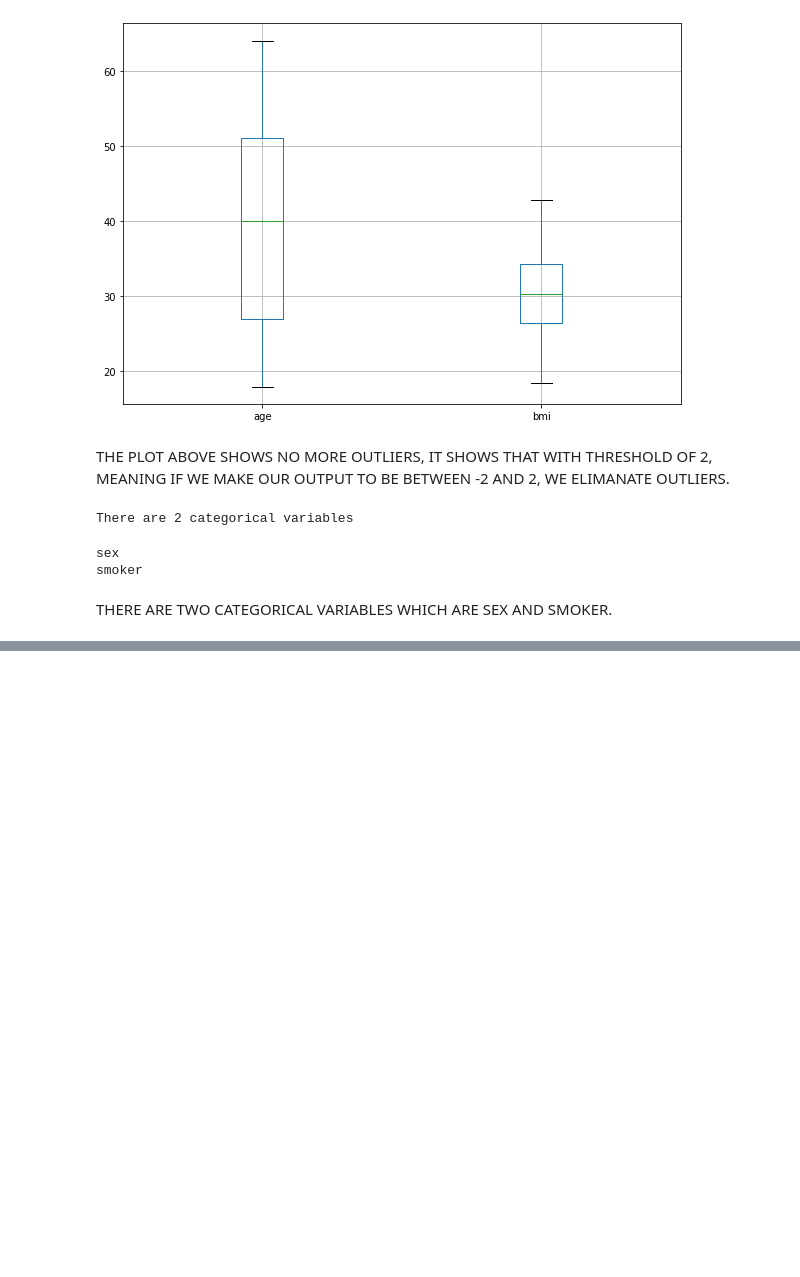
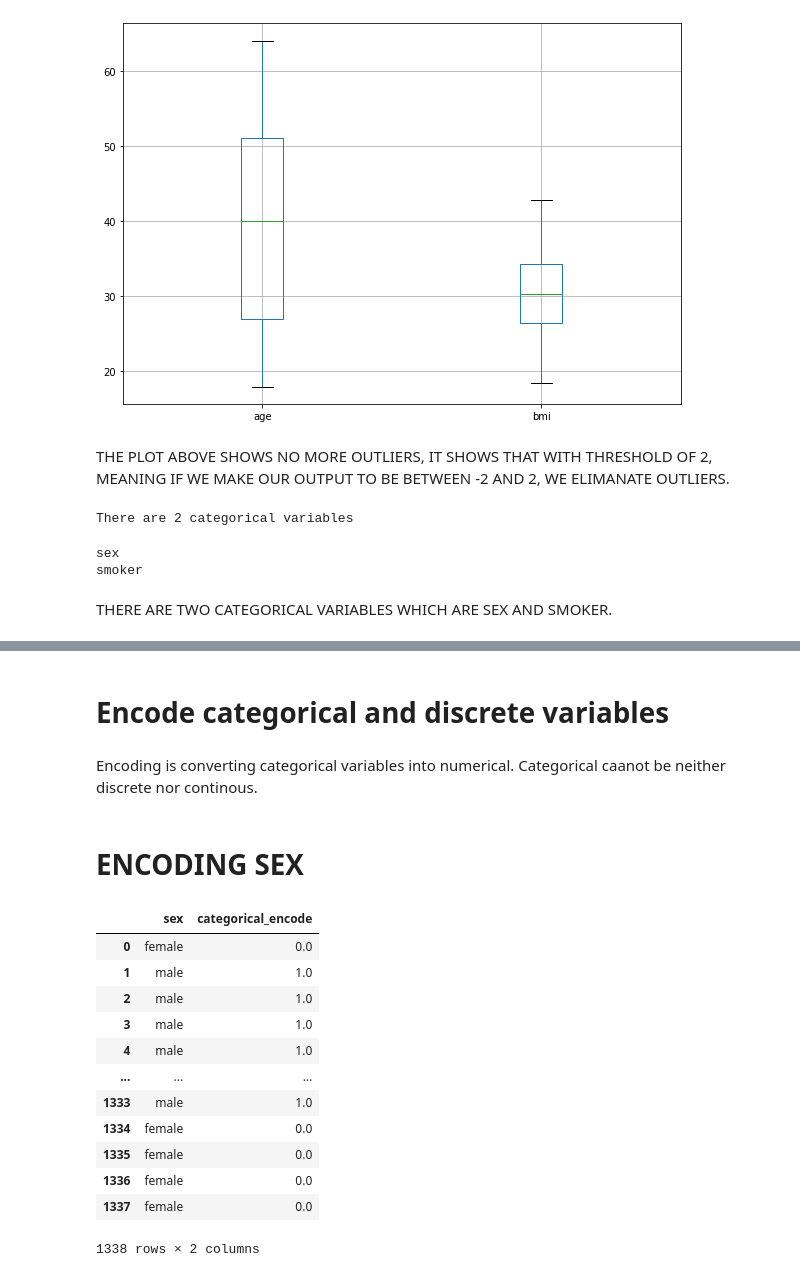
Before and after one commit to nketsang/ADSGIT, a Jupyter notebook: assignment7.ipynb, the cells around one changed output, grey strips where cells are left out. Cells and saved outputs as stored; diff of their text form; code cells hidden in the pictures; blank space fills up the shorter version.

```diff
--- a/assignment7.ipynb
+++ b/assignment7.ipynb
@@ -336,0 +366,26 @@ THERE ARE TWO CATEGORICAL VARIABLES WHICH ARE SEX AND SMOKER.
+# %% [markdown]
+# Encode categorical and discrete variables
+# %% [markdown]
+Encoding is converting categorical variables into numerical. Categorical caanot be neither discrete nor continous.
+# %% [markdown]
+# ENCODING SEX
+# %%
+from sklearn.preprocessing import OrdinalEncoder
+
+ord_enc = OrdinalEncoder()
+df["categorical_encode"] = ord_enc.fit_transform(df[["sex"]])
+df[["sex", "categorical_encode"]]
+# %% [output]
+|  | sex | categorical_encode |
+| 0 | female | 0.0 |
+| 1 | male | 1.0 |
+| 2 | male | 1.0 |
+| 3 | male | 1.0 |
+| 4 | male | 1.0 |
+| ... | ... | ... |
+| 1333 | male | 1.0 |
+| 1334 | female | 0.0 |
+| 1335 | female | 0.0 |
+| 1336 | female | 0.0 |
+| 1337 | female | 0.0 |
+1338 rows × 2 columns
```
Also changed, not shown: parts of 15 cells of this notebook.
